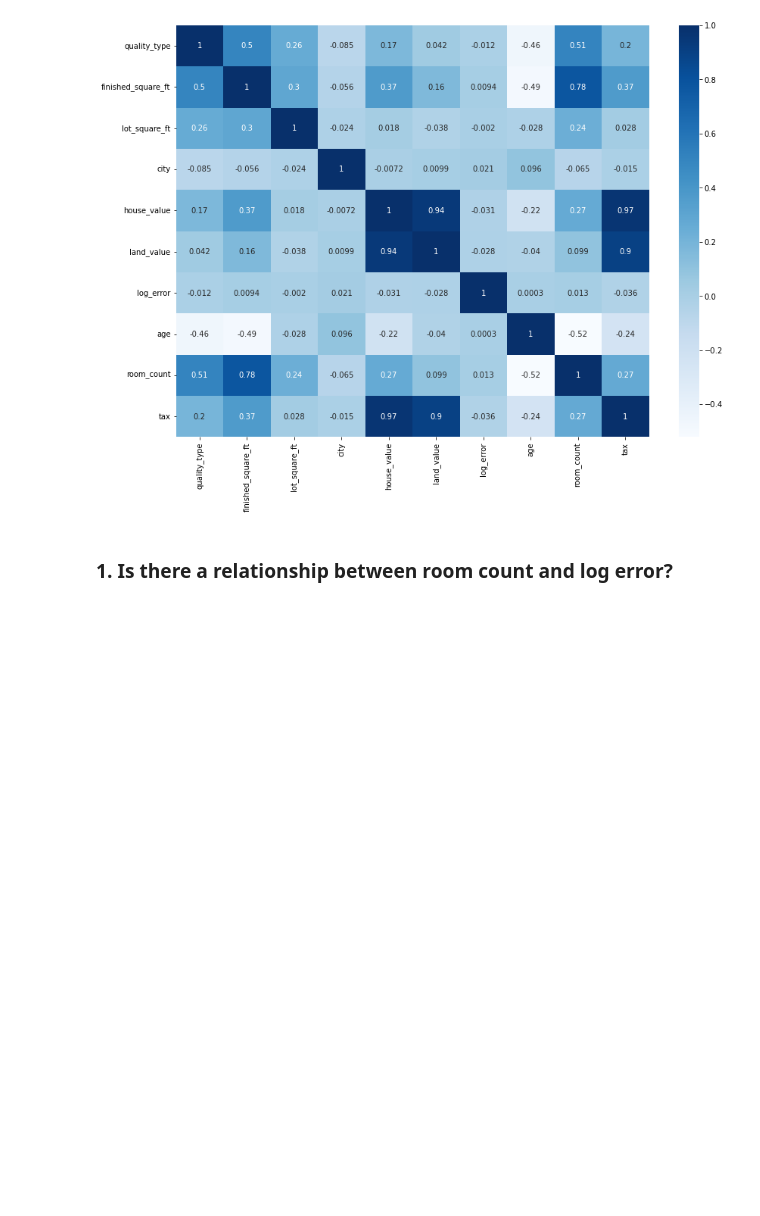
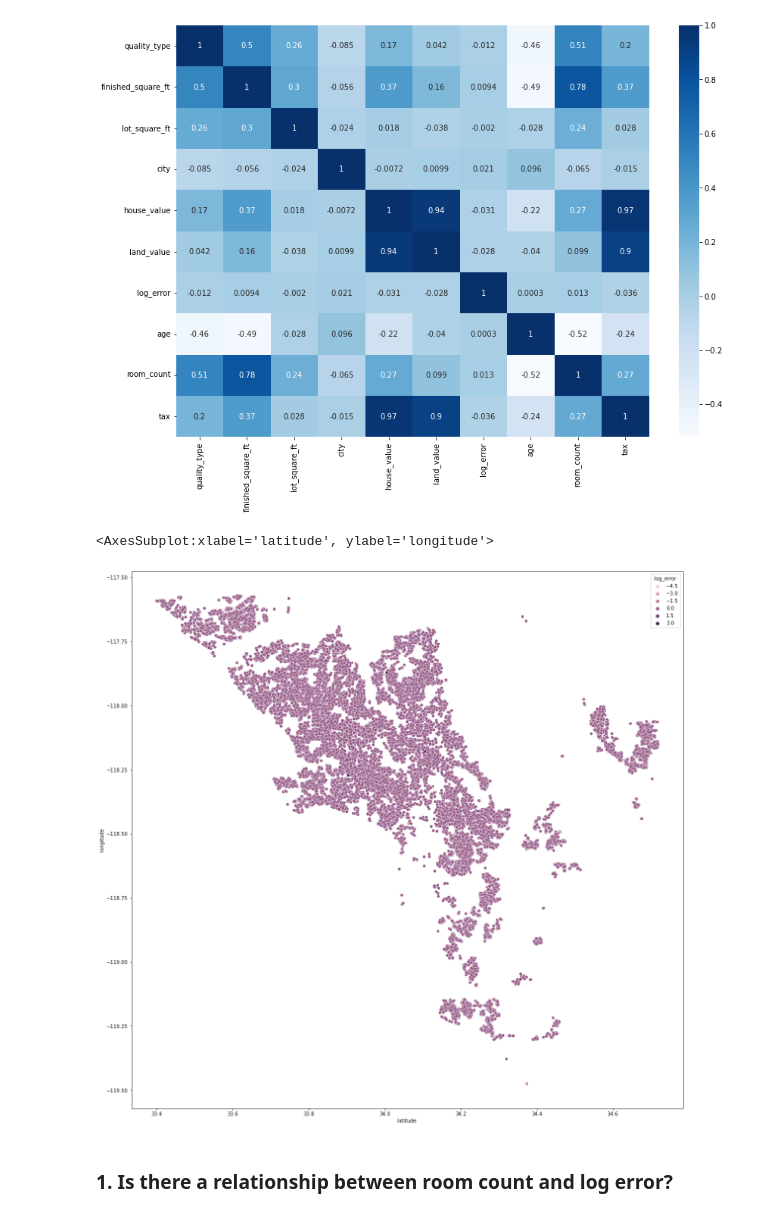
Before and after one commit to Chenchen070/zillow_clustering_project, a Jupyter notebook: work_book.ipynb, the cells around one changed output. Saved outputs shown, nothing was run; the diff lists cells and outputs as text; code cells hidden in the pictures; blank space fills up the shorter version.

```diff
--- a/work_book.ipynb
+++ b/work_book.ipynb
@@ -460,6 +466,12 @@ sns.heatmap(train_explore.corr(), cmap='Blues', annot=True)
 # %% [output]
 <AxesSubplot:>
 [figure]
+# %%
+plt.figure(figsize=(20, 20))
+sns.scatterplot(x='latitude', y='longitude', data=train, hue='log_error')
+# %% [output]
+<AxesSubplot:xlabel='latitude', ylabel='longitude'>
+[figure, added]
 # %% [markdown]
 ### 1. Is there a relationship between room count and log error?
 # %%
```
Also changed, not shown: parts of 79 cells of this notebook.
